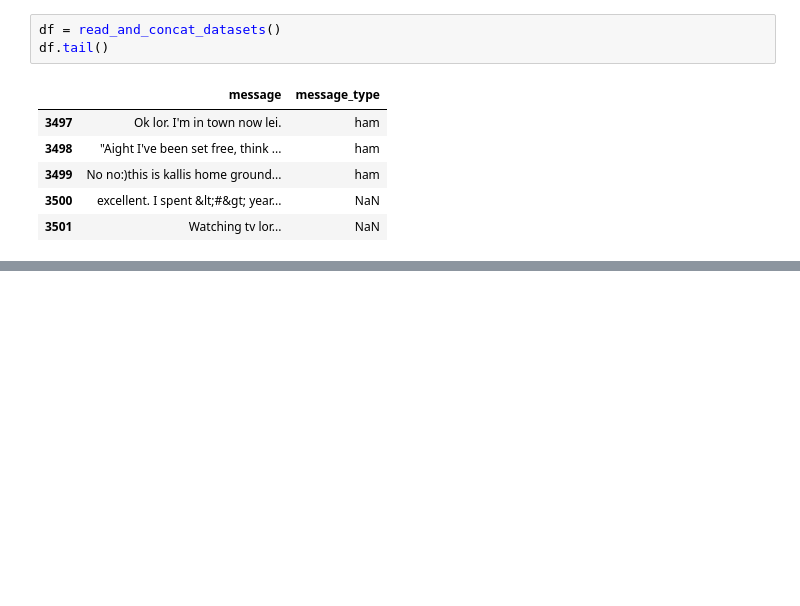
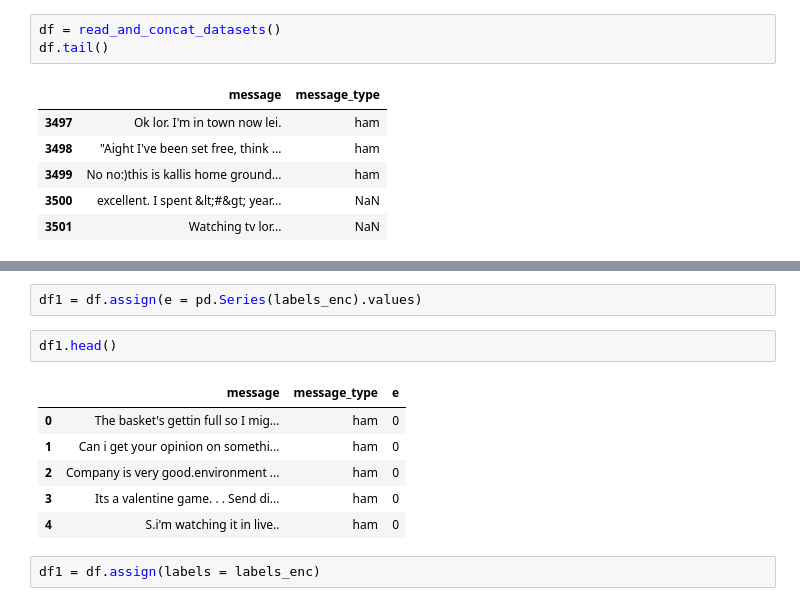
Before and after one commit to ErfanEbrahimiBazaz/spam_detection_with_RNN, a Jupyter notebook: Spam detection with RNN.ipynb, the cells around one changed output, grey strips where cells are left out. Drawn from its saved outputs; the diff is of its cells as text; blank space fills up the shorter version.

```diff
--- a/Spam detection with RNN.ipynb
+++ b/Spam detection with RNN.ipynb
@@ -307,0 +545,13 @@ df.tail()
+# %%
+df1 = df.assign(e = pd.Series(labels_enc).values)
+# %%
+df1.head()
+# %% [output]
+|  | message | message_type | e |
+| 0 | The basket's gettin full so I mig... | ham | 0 |
+| 1 | Can i get your opinion on somethi... | ham | 0 |
+| 2 | Company is very good.environment ... | ham | 0 |
+| 3 | Its a valentine game. . . Send di... | ham | 0 |
+| 4 | S.i'm watching it in live.. | ham | 0 |
+# %%
+df1 = df.assign(labels = labels_enc)
```
Also changed, not shown: parts of 59 cells of this notebook.
